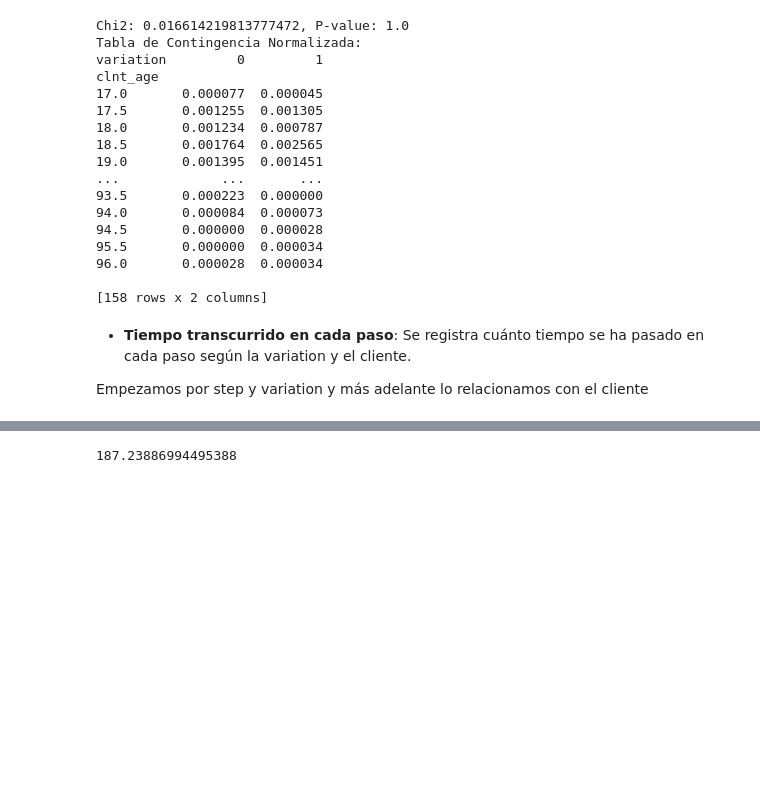
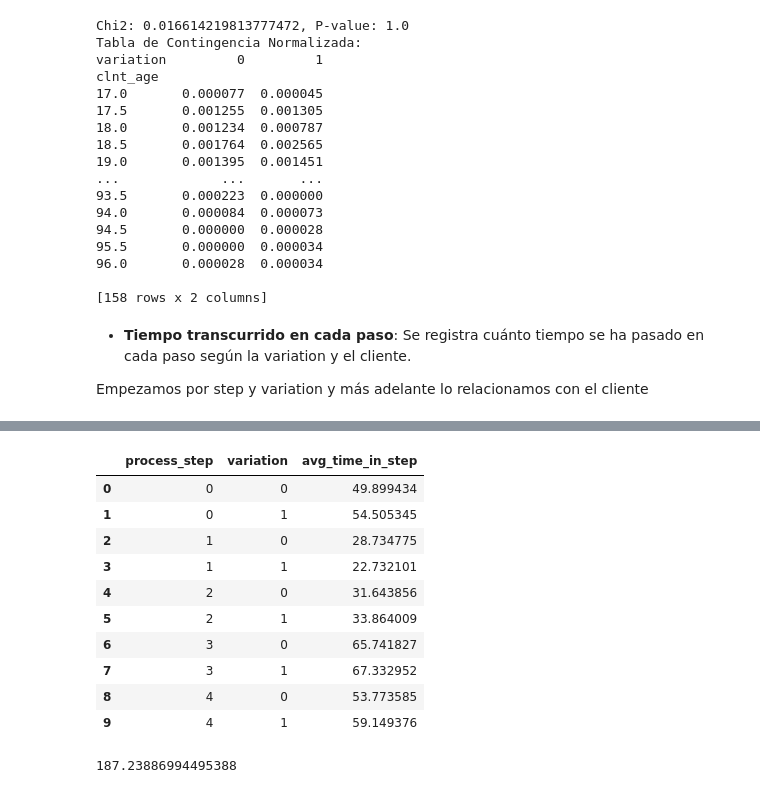
Before and after one commit to Greta-galeana/abtest_vanguard, a Jupyter notebook: main.ipynb, the cells around one changed output, grey strips where cells are left out. Saved outputs shown, nothing was run; the diff lists cells and outputs as text; code cells hidden in the pictures; blank space fills up the shorter version.

```diff
--- a/main.ipynb
+++ b/main.ipynb
@@ -634,3 +660,30 @@ result
+# %%
+# detectar outliers y definirlos
+Q1 = df['time_in_step'].quantile(0.25)
+Q3 = df['time_in_step'].quantile(0.75)
+IQR = Q3 - Q1
+
+lower_bound = Q1 - 1.5 * IQR
+upper_bound = Q3 + 1.5 * IQR
+
+# eliminar outliers
+df_filtered = df[(df['time_in_step'] >= lower_bound) & (df['time_in_step'] <= upper_bound)]
+
+clean_result = df_filtered.groupby(['process_step', 'variation'])['time_in_step'].mean().reset_index()
+clean_result = clean_result.rename(columns={'time_in_step': 'avg_time_in_step'})
+clean_result
+# %% [output]
+|  | process_step | variation | avg_time_in_step |
+| 0 | 0 | 0 | 49.899434 |
+| 1 | 0 | 1 | 54.505345 |
+| 2 | 1 | 0 | 28.734775 |
+| 3 | 1 | 1 | 22.732101 |
+| 4 | 2 | 0 | 31.643856 |
+| 5 | 2 | 1 | 33.864009 |
+| 6 | 3 | 0 | 65.741827 |
+| 7 | 3 | 1 | 67.332952 |
+| 8 | 4 | 0 | 53.773585 |
+| 9 | 4 | 1 | 59.149376 |
 # %%
 # Calcular los grados de libertad
 n_rows_age_variation = contingency_table_age_variation.shape[0]  # Número de filas
```
Also changed, not shown: parts of 15 cells of this notebook.
